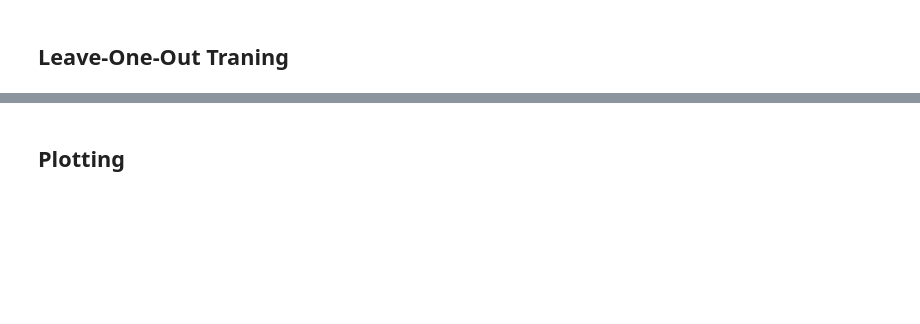
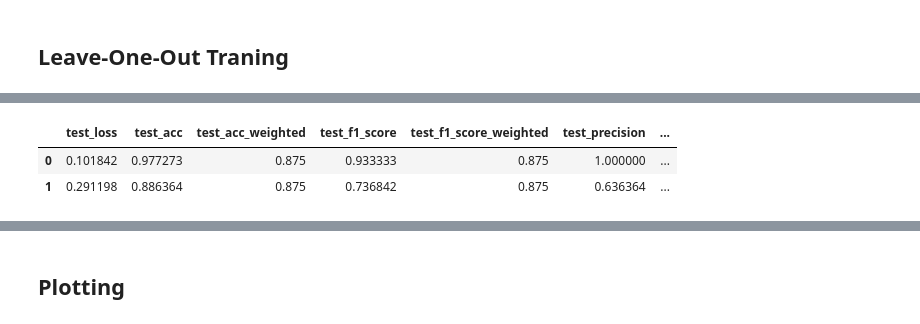
Before and after one commit to ribesstefano/ml4justice-feature-predictor, a Jupyter notebook: notebooks/ml4justice_nlp.ipynb, the cells around one changed output, grey strips where cells are left out. Saved outputs shown, nothing was run; the diff lists cells and outputs as text; code cells hidden in the pictures; blank space fills up the shorter version.

```diff
--- a/notebooks/ml4justice_nlp.ipynb
+++ b/notebooks/ml4justice_nlp.ipynb
@@ -305,95 +340,72 @@ import pytorch_lightning as pl
 from sklearn.model_selection import LeaveOneOut
 from torch.utils.data import Subset
 
-# Data Preparation
-texts = dataset_df['raw text'] # dataset_df['facts']
-labels = dataset_df.iloc[:, 2:46]  # Adjust indices as needed
-full_dataset = TextDataset(texts, labels)
-# Fit the vectorizer on the entire dataset
-vectorizer = CountVectorizer(
-    ngram_range=(1, 2),  # For example, unigrams and bigrams
-    stop_words=['italian'],
-    binary=True,
-    decode_error='ignore',
-)
-vectorizer.fit(texts)
+USE_SPACY = False
+num_features = num_features_emb if USE_SPACY else num_features_vec
+features_col = "text_embedding" if USE_SPACY else "count_vectors"
 
 # Leave-One-Out Cross-Validation
 loo = LeaveOneOut()
 report_table = []
+report_table_per_threshold = []
+report_table_per_label = []
+predictions = []
+targets = []
 
 for k, (train_index, test_index) in enumerate(loo.split(full_dataset)):
     # Splitting the dataset
-    # Train
-    texts = balance_train_df(dataset_df.iloc[train_index, :], oversampling_dumping=0.3)['raw text']
-    # texts = dataset_df.iloc[train_index, :]['raw text']
-    labels = dataset_df.iloc[train_index, 2:46]  # Adjust indices as needed
-    train_subset = TextDataset(texts, labels, vectorizer)
-    # Test
-    texts = dataset_df.iloc[test_index, :]['raw text']
-    labels = dataset_df.iloc[test_index, 2:46]  # Adjust indices as needed
-    test_subset = TextDataset(texts, labels, vectorizer)
-
-    print(train_subset[0]['X'].size())
-    print(test_subset[0]['X'].size())
-
     # train_subset = Subset(full_dataset, train_index)
     # test_subset = Subset(full_dataset, test_index)
+    train_df = dataset_df.iloc[train_index, :].copy()
+    test_df = dataset_df.iloc[test_index, :].copy()
+    # Train
+    # train_df = balance_train_df(train_df, oversampling_dumping=0.3)
+    texts = np.array(train_df[features_col]) # ['raw text']
+    labels = train_df.iloc[:, 2:46]  # Adjust indices as needed
+    train_subset = TextDataset(texts, labels, vectorizer, precomputed_features=True)
+    # Test
+    texts = np.array(test_df[features_col]) # ['raw text']
+    labels = test_df.iloc[:, 2:46]  # Adjust indices as needed
+    test_subset = TextDataset(texts, labels, vectorizer, precomputed_features=True)
 
     # Creating data loaders for training and testing
-    train_loader = DataLoader(train_subset, batch_size=64, shuffle=True)
+    train_loader = DataLoader(train_subset, batch_size=16, shuffle=True)
     test_loader = DataLoader(test_subset, batch_size=1, shuffle=False)
 
     # Model Initialization
-    num_features = len(vectorizer.get_feature_names_out())
     num_labels = labels.shape[1]
-    model = TextClassifier(num_features, num_labels)
+    model = TextClassifier(num_features, num_labels, hidden_size=512)
     # Trainer setup
     trainer = pl.Trainer(
-        max_epochs=5,
+        max_epochs=2,
+        # max_steps=1000,
         enable_model_summary=False,
-        precision="32-true",
+        precision="bf16-true" if torch.cuda.is_available() else "32-true",
+        accelerator="gpu" if torch.cuda.is_available() else "cpu",
+        devices="auto",
     )
     # Train the model
     trainer.fit(model, train_loader, test_loader)
     # Evaluate the model on the test data
     results = trainer.test(model, test_loader, verbose=False)[0]
 
-y_preds = trainer.predict(model, torch.vstack([x['X'] for x in train_loader]))[0].unsqueeze(dim=0)
-y_preds = nn.Sigmoid()(y_preds)
-print(y_preds)
-y_targets = np.zeros(y_preds.shape)
-y_targets[np.where(y_preds) == 1] = 1
-y_targets = torch.Tensor(y_targets).to(torch.int32)
-
-    for threshold in [0.1 * i for i in range(11)]:
-        results.update({
-            f'test_accuracy': accuracy(y_preds, y_targets, task='multilabel', num_labels=num_labels, threshold=threshold),
-            f'test_precision': precision(y_preds, y_targets, task='multilabel', num_labels=num_labels, threshold=threshold),
-            f'test_recall': recall(y_preds, y_targets, task='multilabel', num_labels=num_labels, threshold=threshold),
-            f'test_f1_score': f1_score(y_preds, y_targets, task='multilabel', num_labels=num_labels, threshold=threshold),
-        })
-
-
-    X = torch.vstack([x['X'] for x in test_loader])
-    y_logits = torch.vstack(trainer.predict(model, X))
-    y_probs = nn.Sigmoid()(y_logits).numpy()
-    print(y_probs.shape)
-
-    predictions = get_predictions(y_probs, threshold=0.7)
-    predicted_labels = get_predicted_labels(predictions, id2label=id2label)
-    print(predictions)
-    print(predicted_labels)
+    # Store predictions and labels for later processing
+    test_elem = next(iter(test_loader))
+    y_preds = trainer.predict(model, test_elem['X'])[0].unsqueeze(dim=0)
+    y_preds = nn.Sigmoid()(y_preds)
+    y_targets = test_elem['y'].to(torch.int32)
+    predictions.append(y_preds)
+    targets.append(y_targets)
 
     results['k'] = k
     report_table.append(results)
+    display(pd.DataFrame([results]))
     print(f"K = {k} done.")
-    if k > 2:
+    if k >= 1:
         break
 
+predictions = torch.vstack(predictions)
+targets = torch.vstack(targets)
 report_table = pd.DataFrame(report_table)
 report_table
-# # Calculate the average accuracy
-# average_accuracy = sum(accuracies) / len(accuracies)
-# print(f'Average Accuracy: {average_accuracy}')
 # %% [output]
@@ -443,0 +436,3 @@ INFO:pytorch_lightning.utilities.rank_zero:`Trainer.fit` stopped: `max_epochs=5`
+|  | test_loss | test_acc | test_acc_weighted | test_f1_score | test_f1_score_weighted | test_precision | ... |
+| 0 | 0.101842 | 0.977273 | 0.875 | 0.933333 | 0.875 | 1.000000 | ... |
+| 1 | 0.291198 | 0.886364 | 0.875 | 0.736842 | 0.875 | 0.636364 | ... |
```
Also changed, not shown: parts of 25 cells of this notebook.
